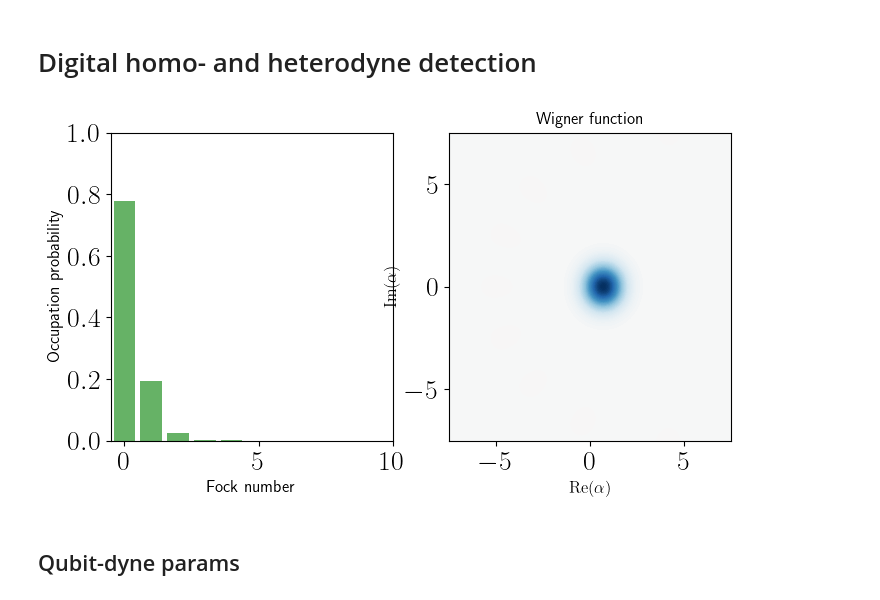
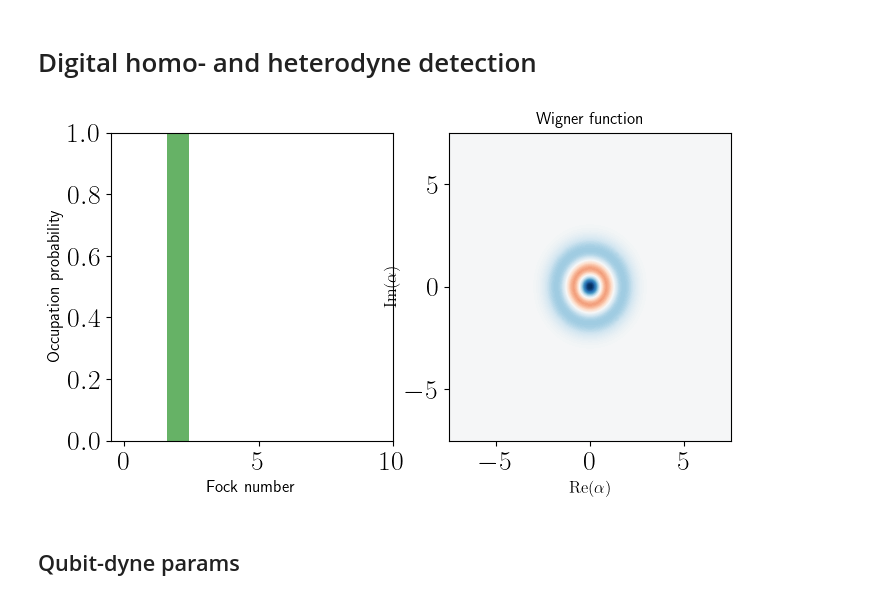
Before and after one commit to ingstra/qubitdyne, a Jupyter notebook: 221014 Qubit-dyne faster_mod2.ipynb, the cells around one changed output. Saved outputs shown, nothing was run; the diff lists cells and outputs as text; code cells hidden in the pictures.

```diff
--- a/221014 Qubit-dyne faster_mod2.ipynb
+++ b/221014 Qubit-dyne faster_mod2.ipynb
@@ -13,28 +13,34 @@ from mpl_toolkits.mplot3d import Axes3D
 # %%
 N=10
 
 idc = qeye(N)
 ida = qeye(2)
 a  = tensor(destroy(N), ida)
 adga = a.dag() * a
 sm = tensor(idc, destroy(2))
 sx = tensor(idc, sigmax())
 sy = tensor(idc, sigmay())
 sz = tensor(idc, sigmaz())
 
 
 N_cav = tensor(num(N), ida)
 
 proj0 = tensor(idc, basis(2,0).proj())
 proj1 = tensor(idc, basis(2,1).proj())
 
-alpharef=0.5
-initial_cavity = coherent(N,alpharef)
+
+initial_cavity = coherent(N, 1j*0.5)
+
+initial_cavity = fock(N,2)
 
 psi0 = tensor(initial_cavity, basis(2,0))
 wigner_fock_distribution(initial_cavity);
+
+
+alpharef = np.sqrt(expect(N_cav, psi0))
+n_init = expect(N_cav, psi0)
 # %% [output]
-[figure, old version]
+[figure, new version]
 # %%
 def dispop(alpha):
     op = alpha * a.dag() - np.conj(alpha) * a
```
Also changed, not shown: parts of 13 cells of this notebook.
